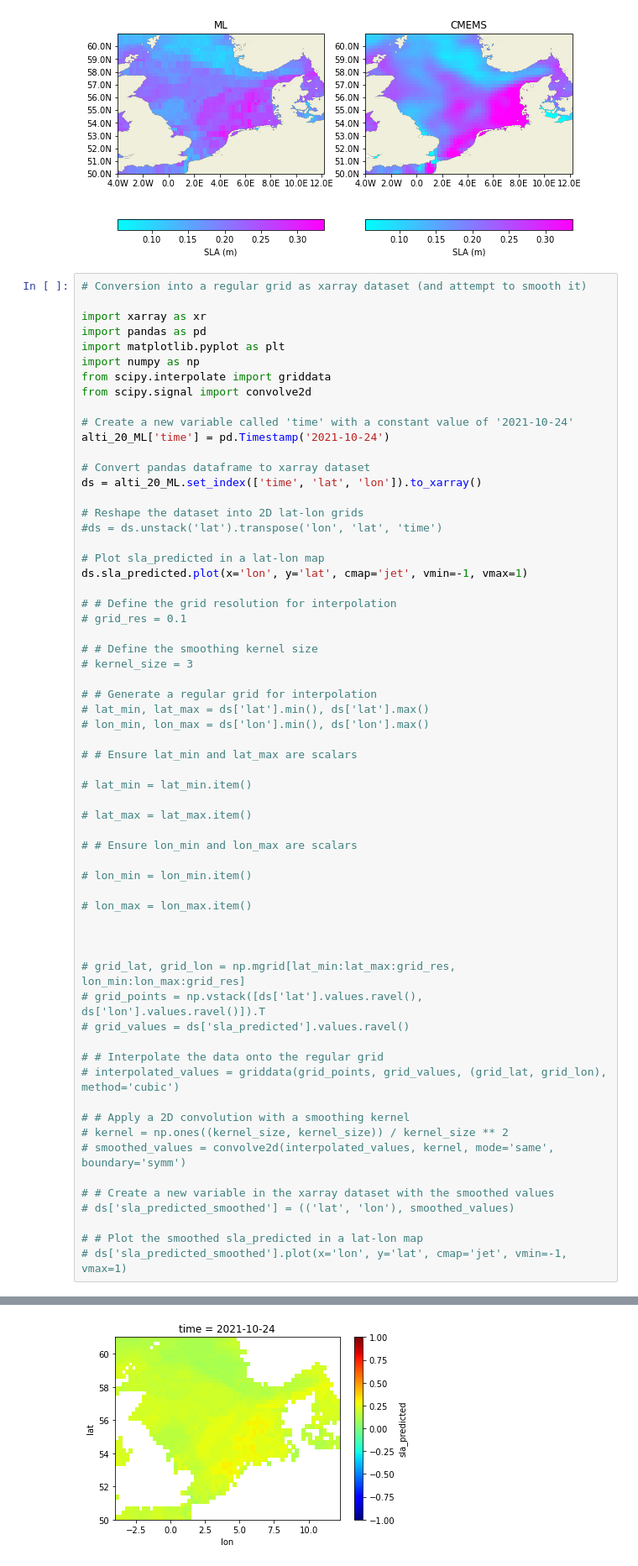
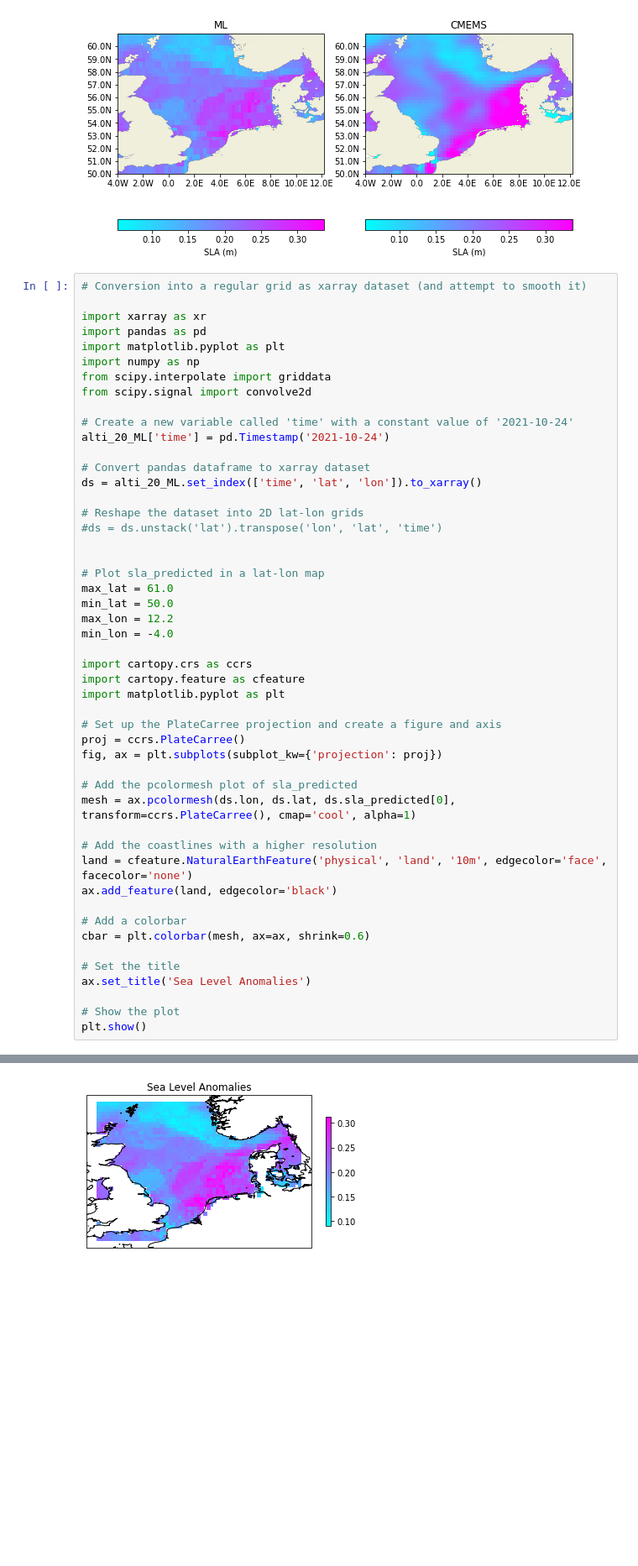
Before and after one commit to ne62rut/machine_learning_altimetry_validation, a Jupyter notebook: plot_dailymapsexample.ipynb, the cells around one changed output, grey strips where cells are left out. Shown at 84% size. Saved outputs shown, nothing was run; the diff lists cells and outputs as text; blank space fills up the shorter version.

Commit message:
working on the smoothing of daily maps

```diff
--- a/plot_dailymapsexample.ipynb
+++ b/plot_dailymapsexample.ipynb
@@ -181,49 +181,36 @@ ds = alti_20_ML.set_index(['time', 'lat', 'lon']).to_xarray()
 # Reshape the dataset into 2D lat-lon grids
 #ds = ds.unstack('lat').transpose('lon', 'lat', 'time')
 
+
 # Plot sla_predicted in a lat-lon map
-ds.sla_predicted.plot(x='lon', y='lat', cmap='jet', vmin=-1, vmax=1)
+max_lat = 61.0
+min_lat = 50.0
+max_lon = 12.2
+min_lon = -4.0
 
-# # Define the grid resolution for interpolation
-# grid_res = 0.1
+import cartopy.crs as ccrs
+import cartopy.feature as cfeature
+import matplotlib.pyplot as plt
 
-# # Define the smoothing kernel size
-# kernel_size = 3
+# Set up the PlateCarree projection and create a figure and axis
+proj = ccrs.PlateCarree()
+fig, ax = plt.subplots(subplot_kw={'projection': proj})
 
-# # Generate a regular grid for interpolation
-# lat_min, lat_max = ds['lat'].min(), ds['lat'].max()
-# lon_min, lon_max = ds['lon'].min(), ds['lon'].max()
+# Add the pcolormesh plot of sla_predicted
+mesh = ax.pcolormesh(ds.lon, ds.lat, ds.sla_predicted[0], transform=ccrs.PlateCarree(), cmap='cool', alpha=1)
 
-# # Ensure lat_min and lat_max are scalars
+# Add the coastlines with a higher resolution
+land = cfeature.NaturalEarthFeature('physical', 'land', '10m', edgecolor='face', facecolor='none')
+ax.add_feature(land, edgecolor='black')
 
-# lat_min = lat_min.item()
+# Add a colorbar
+cbar = plt.colorbar(mesh, ax=ax, shrink=0.6)
 
-# lat_max = lat_max.item()
+# Set the title
+ax.set_title('Sea Level Anomalies')
 
-# # Ensure lon_min and lon_max are scalars
-
-# lon_min = lon_min.item()
-
-# lon_max = lon_max.item()
-
-
-
-# grid_lat, grid_lon = np.mgrid[lat_min:lat_max:grid_res, lon_min:lon_max:grid_res]
-# grid_points = np.vstack([ds['lat'].values.ravel(), ds['lon'].values.ravel()]).T
-# grid_values = ds['sla_predicted'].values.ravel()
-
-# # Interpolate the data onto the regular grid
-# interpolated_values = griddata(grid_points, grid_values, (grid_lat, grid_lon), method='cubic')
-
-# # Apply a 2D convolution with a smoothing kernel
-# kernel = np.ones((kernel_size, kernel_size)) / kernel_size ** 2
-# smoothed_values = convolve2d(interpolated_values, kernel, mode='same', boundary='symm')
-
-# # Create a new variable in the xarray dataset with the smoothed values
-# ds['sla_predicted_smoothed'] = (('lat', 'lon'), smoothed_values)
-
-# # Plot the smoothed sla_predicted in a lat-lon map
-# ds['sla_predicted_smoothed'].plot(x='lon', y='lat', cmap='jet', vmin=-1, vmax=1)
+# Show the plot
+plt.show()
 # %% [output]
 A value is trying to be set on a copy of a slice from a DataFrame.
 Try using .loc[row_indexer,col_indexer] = value instead
@@ -234 +220 @@ See the caveats in the documentation: https://pandas.pydata.org/pandas-docs/stab
-[figure, old version]
+[figure, new version]
```
Also changed, not shown: parts of 6 cells of this notebook.
